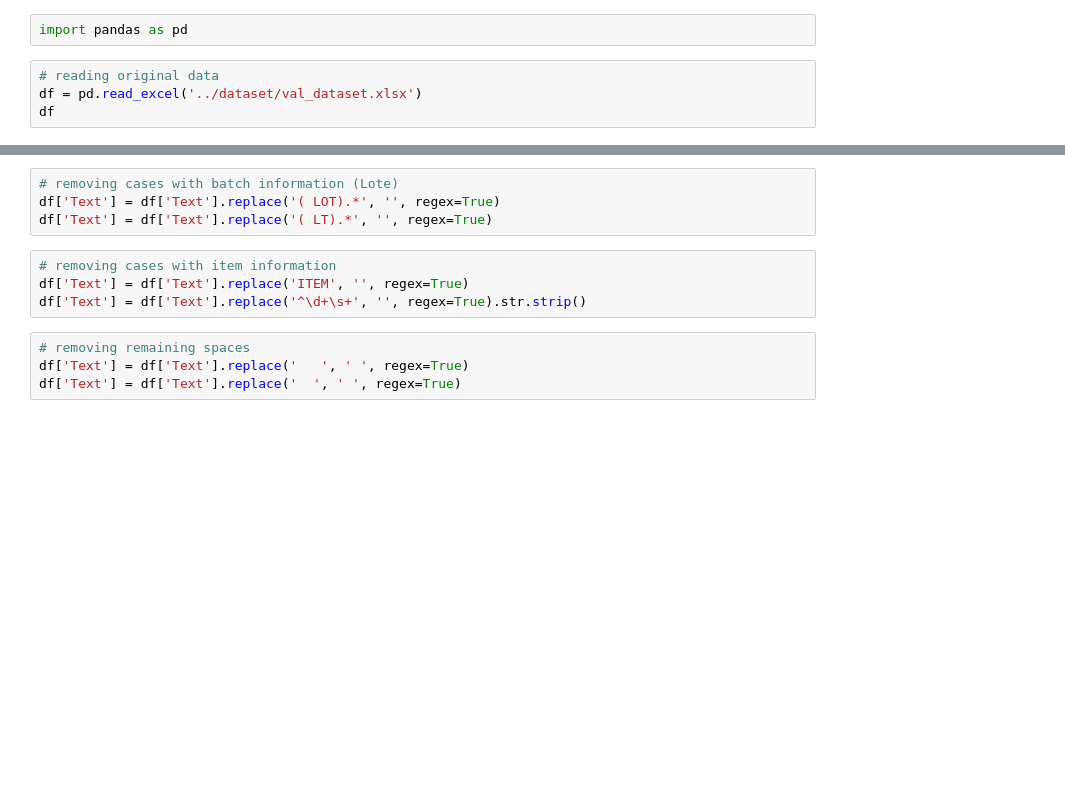
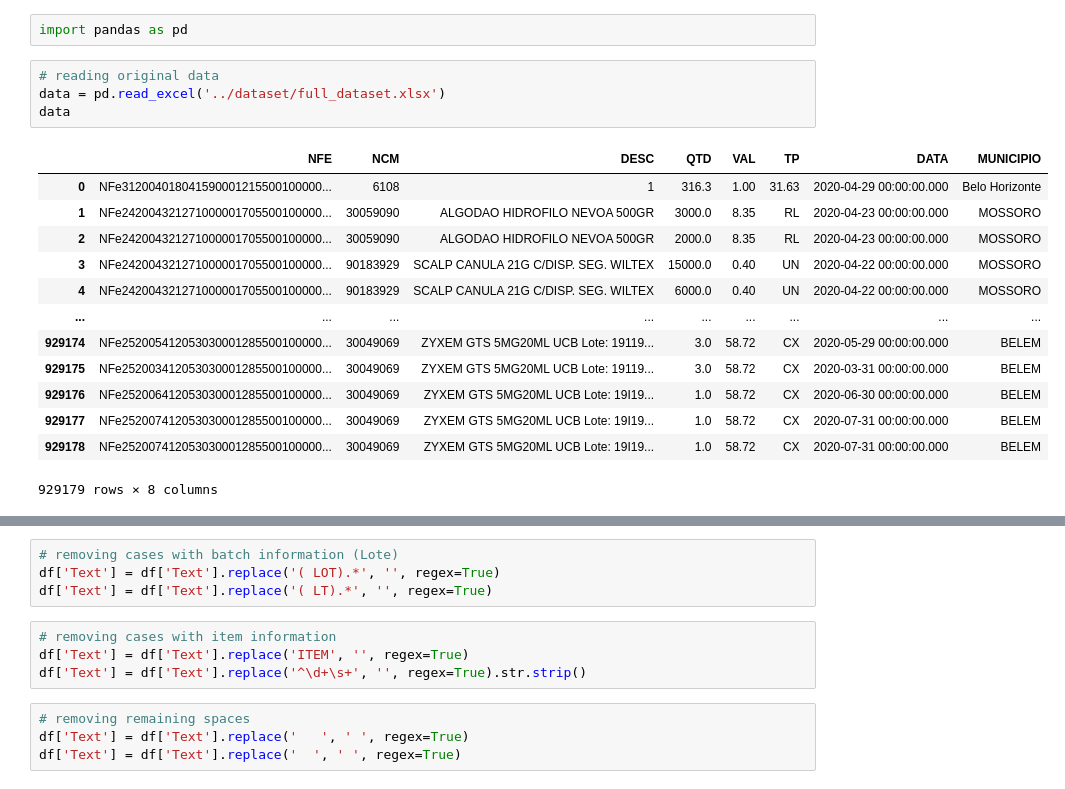
Before and after one commit to johpetsc/ELINAC, a Jupyter notebook: notebooks/data_cleaning.ipynb, the cells around one changed output, grey strips where cells are left out. Cells and saved outputs as stored; diff of their text form; blank space fills up the shorter version.

```diff
--- a/notebooks/data_cleaning.ipynb
+++ b/notebooks/data_cleaning.ipynb
@@ -2,6 +2,20 @@
 import pandas as pd
 # %%
 # reading original data
-df = pd.read_excel('../dataset/val_dataset.xlsx')
-df
+data = pd.read_excel('../dataset/full_dataset.xlsx')
+data
+# %% [output]
+|  | NFE | NCM | DESC | QTD | VAL | TP | DATA | MUNICIPIO |
+| 0 | NFe312004018041590001215500100000... | 6108 | 1 | 316.3 | 1.00 | 31.63 | 2020-04-29 00:00:00.000 | Belo Horizonte |
+| 1 | NFe242004321271000001705500100000... | 30059090 | ALGODAO HIDROFILO NEVOA 500GR | 3000.0 | 8.35 | RL | 2020-04-23 00:00:00.000 | MOSSORO |
+| 2 | NFe242004321271000001705500100000... | 30059090 | ALGODAO HIDROFILO NEVOA 500GR | 2000.0 | 8.35 | RL | 2020-04-23 00:00:00.000 | MOSSORO |
+| 3 | NFe242004321271000001705500100000... | 90183929 | SCALP CANULA 21G C/DISP. SEG. WILTEX | 15000.0 | 0.40 | UN | 2020-04-22 00:00:00.000 | MOSSORO |
+| 4 | NFe242004321271000001705500100000... | 90183929 | SCALP CANULA 21G C/DISP. SEG. WILTEX | 6000.0 | 0.40 | UN | 2020-04-22 00:00:00.000 | MOSSORO |
+| ... | ... | ... | ... | ... | ... | ... | ... | ... |
+| 929174 | NFe252005412053030001285500100000... | 30049069 | ZYXEM GTS 5MG20ML UCB Lote: 19119... | 3.0 | 58.72 | CX | 2020-05-29 00:00:00.000 | BELEM |
+| 929175 | NFe252003412053030001285500100000... | 30049069 | ZYXEM GTS 5MG20ML UCB Lote: 19119... | 3.0 | 58.72 | CX | 2020-03-31 00:00:00.000 | BELEM |
+| 929176 | NFe252006412053030001285500100000... | 30049069 | ZYXEM GTS 5MG20ML UCB Lote: 19I19... | 1.0 | 58.72 | CX | 2020-06-30 00:00:00.000 | BELEM |
+| 929177 | NFe252007412053030001285500100000... | 30049069 | ZYXEM GTS 5MG20ML UCB Lote: 19I19... | 1.0 | 58.72 | CX | 2020-07-31 00:00:00.000 | BELEM |
+| 929178 | NFe252007412053030001285500100000... | 30049069 | ZYXEM GTS 5MG20ML UCB Lote: 19I19... | 1.0 | 58.72 | CX | 2020-07-31 00:00:00.000 | BELEM |
+929179 rows × 8 columns
 # %%
```
Also changed, not shown: parts of 15 cells of this notebook, 17 other files.
